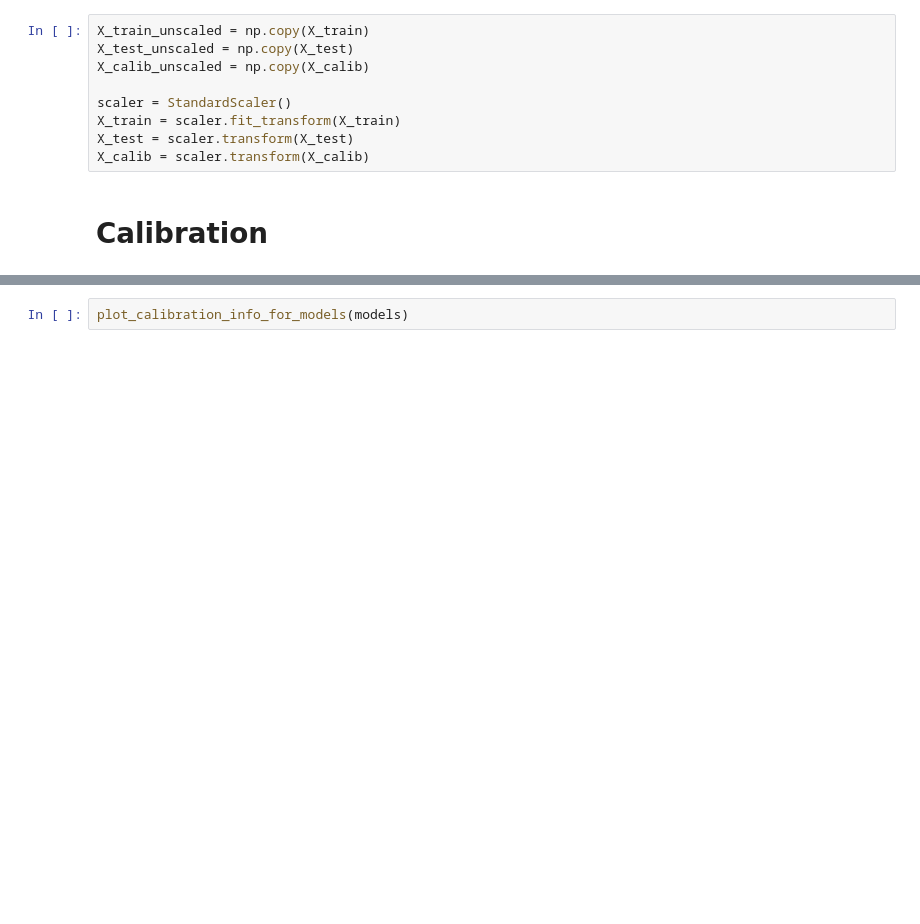
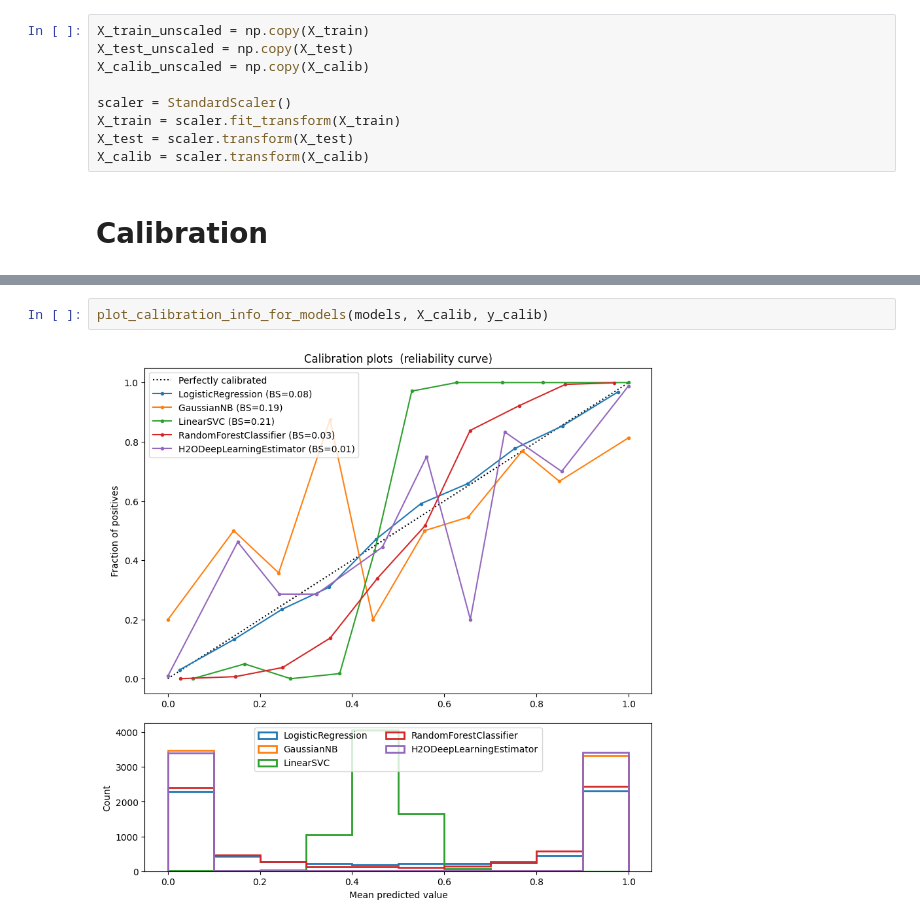
Before and after one commit to wblachowski/models-calibration, a Jupyter notebook: NineOrNein.ipynb, the cells around one changed output, grey strips where cells are left out. Cells and saved outputs as stored; diff of their text form; blank space fills up the shorter version.

```diff
--- a/NineOrNein.ipynb
+++ b/NineOrNein.ipynb
@@ -149,2 +141,4 @@ Please also refer to the documentation for alternative solver options:
 # %%
-plot_calibration_info_for_models(models)
+plot_calibration_info_for_models(models, X_calib, y_calib)
+# %% [output]
+[figure, added]
```
Also changed, not shown: parts of 4 cells of this notebook, 1 other file.
